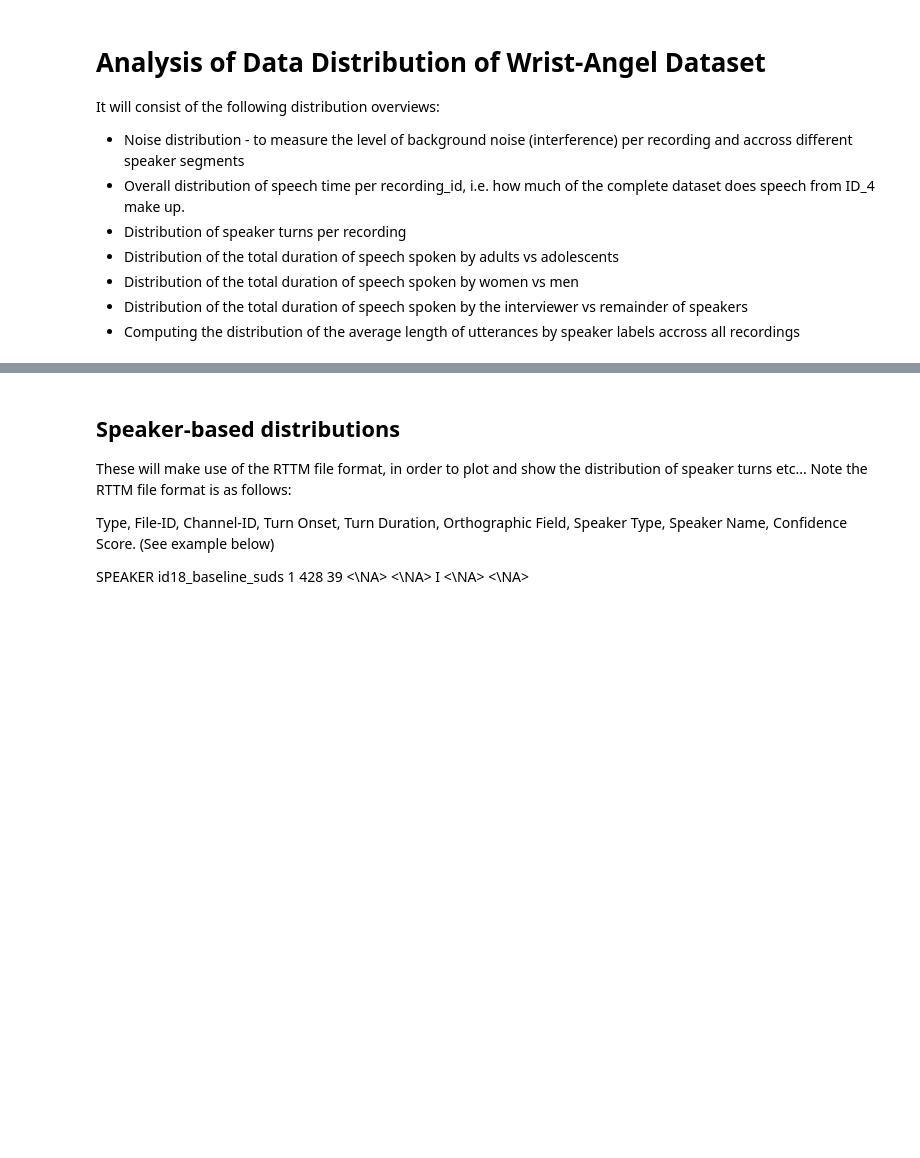
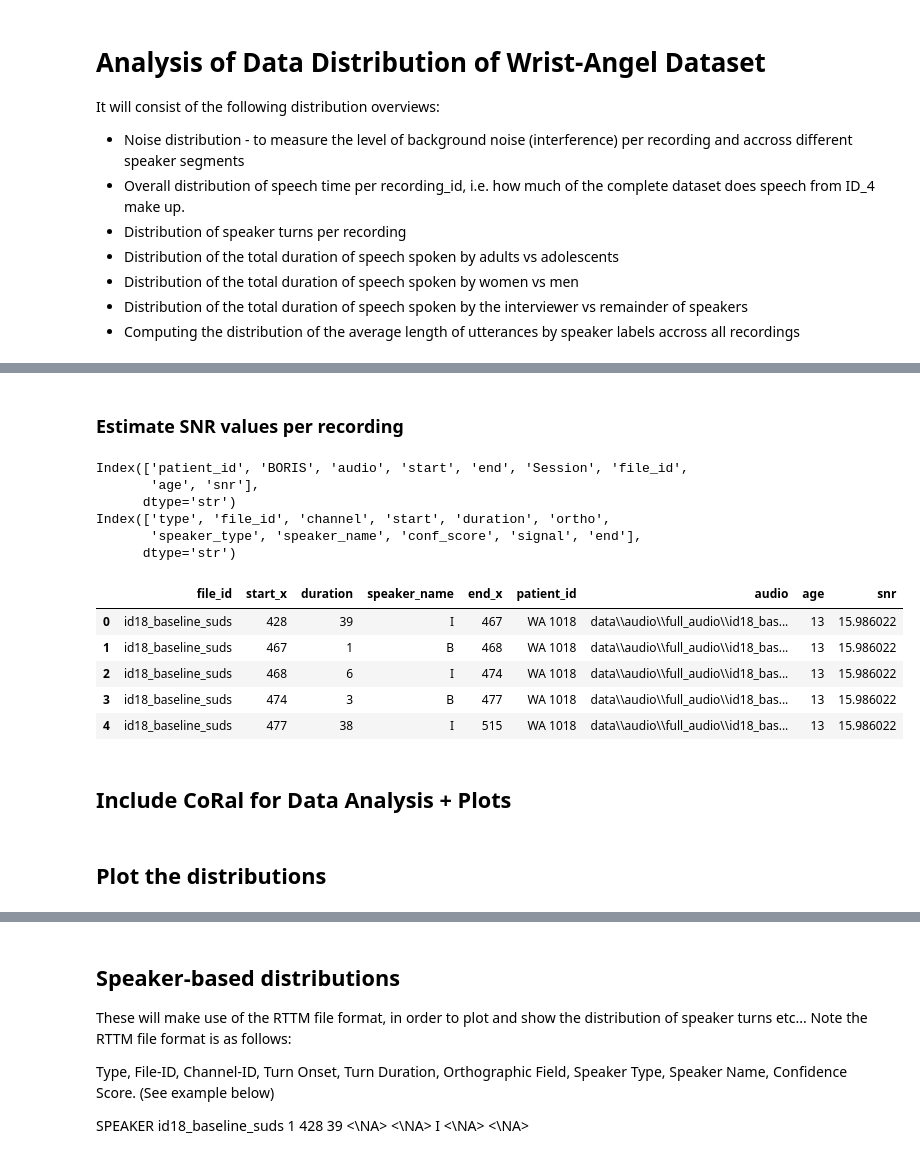
Before and after one commit to AmalieSommer/thesis_multi_speaker_asr, a Jupyter notebook: notebooks/wrist_angel_data_analysis.ipynb, the cells around one changed output, grey strips where cells are left out. Saved outputs shown, nothing was run; the diff lists cells and outputs as text; code cells hidden in the pictures; blank space fills up the shorter version.

Commit message:
some analysis notebooks

```diff
--- a/notebooks/wrist_angel_data_analysis.ipynb
+++ b/notebooks/wrist_angel_data_analysis.ipynb
@@ -19,0 +23,17 @@ import seaborn as sns
+# %%
+columns = [
+    'type',
+    'file_id',
+    'channel',
+    'start',
+    'duration',
+    'ortho',
+    'speaker_type',
+    'speaker_name',
+    'conf_score',
+    'signal'
+]
+
+data = pd.read_csv('../results/ground_truth/transcripts.rttm', sep=r'\s+', names=columns)
+data['end'] = data['start'] + data['duration']
+data.head()
@@ -19,0 +50,2 @@ import seaborn as sns
+# %% [markdown]
+### Estimate SNR values per recording
@@ -19,0 +112,23 @@ import seaborn as sns
+# %%
+print(metadata_df.columns)
+print(data.columns)
+merged_df = data.merge(metadata_df, on='file_id')
+merged_df.head()
+merged_df.drop(columns=['speaker_type', 'conf_score', 'signal', 'BORIS', 'start_y', 'end_y', 'Session', 'type', 'channel', 'ortho'], inplace=True)
+# %% [output]
+Index(['patient_id', 'BORIS', 'audio', 'start', 'end', 'Session', 'file_id',
+       'age', 'snr'],
+      dtype='str')
+Index(['type', 'file_id', 'channel', 'start', 'duration', 'ortho',
+       'speaker_type', 'speaker_name', 'conf_score', 'signal', 'end'],
+      dtype='str')
+# %%
+merged_df.head()
+#merged_df.rename(columns={'start_x': 'start', 'end_x': 'end'}, inplace=True)
+# %% [output]
+|  | file_id | start_x | duration | speaker_name | end_x | patient_id | audio | age | snr |
+| 0 | id18_baseline_suds | 428 | 39 | I | 467 | WA 1018 | data\\audio\\full_audio\\id18_bas... | 13 | 15.986022 |
+| 1 | id18_baseline_suds | 467 | 1 | B | 468 | WA 1018 | data\\audio\\full_audio\\id18_bas... | 13 | 15.986022 |
+| 2 | id18_baseline_suds | 468 | 6 | I | 474 | WA 1018 | data\\audio\\full_audio\\id18_bas... | 13 | 15.986022 |
+| 3 | id18_baseline_suds | 474 | 3 | B | 477 | WA 1018 | data\\audio\\full_audio\\id18_bas... | 13 | 15.986022 |
+| 4 | id18_baseline_suds | 477 | 38 | I | 515 | WA 1018 | data\\audio\\full_audio\\id18_bas... | 13 | 15.986022 |
@@ -19,0 +160,4 @@ import seaborn as sns
+# %% [markdown]
+## Include CoRal for Data Analysis + Plots
+# %% [markdown]
+## Plot the distributions
```
Also changed, not shown: parts of 28 cells of this notebook, 12 other files.
